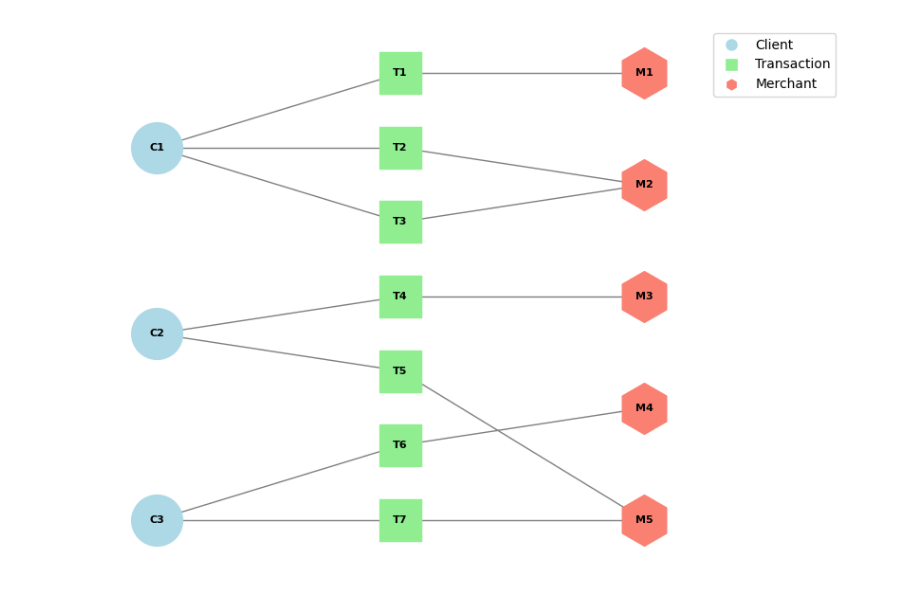
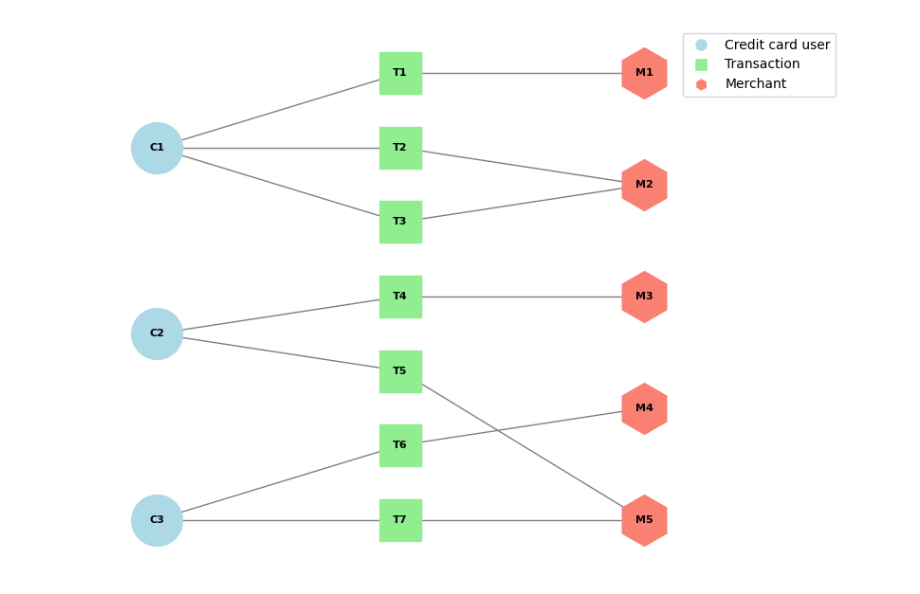
Before and after one commit to Ruben-Boeckx/Experimental-Analysis-of-GNNs-for-CCF, a Jupyter notebook: visualization.ipynb, the cells around one changed output. Drawn from its saved outputs; the diff is of its cells as text; code cells hidden in the pictures.

Commit message:
change legend

```diff
--- a/visualization.ipynb
+++ b/visualization.ipynb
@@ -42,31 +42,31 @@ pos = {
 # %%
 plt.figure(figsize=(8, 6))
 
 nx.draw_networkx_nodes(G, pos, nodelist=[n for n, d in G.nodes(data=True) if d['node_type'] == 'client'],
                        node_color='lightblue', node_size=1500, node_shape='o')
 nx.draw_networkx_nodes(G, pos, nodelist=[n for n, d in G.nodes(data=True) if d['node_type'] == 'transaction'],
                        node_color='lightgreen', node_size=1000, node_shape='s')
 nx.draw_networkx_nodes(G, pos, nodelist=[n for n, d in G.nodes(data=True) if d['node_type'] == 'merchant'],
                        node_color='salmon', node_size=1500, node_shape='h')
 
 nx.draw_networkx_edges(G, pos, edge_color='gray', width=1)
 
 labels = {node: node for node in G.nodes()}
 nx.draw_networkx_labels(G, pos, labels, font_size=8, font_weight='bold')
 
 legend_elements = [
-    Line2D([0], [0], marker='o', color='w', label='Client',
+    Line2D([0], [0], marker='o', color='w', label='Credit card user',
            markerfacecolor='lightblue', markersize=10),
     Line2D([0], [0], marker='s', color='w', label='Transaction',
            markerfacecolor='lightgreen', markersize=10),
     Line2D([0], [0], marker='h', color='w', label='Merchant',
            markerfacecolor='salmon', markersize=10)
 ]
 
 plt.legend(handles=legend_elements, loc='upper right', bbox_to_anchor=(1.25, 1))
 
 plt.axis('off')
 plt.tight_layout()
 plt.show()
 # %% [output]
-[figure, old version]
+[figure, new version]
```
